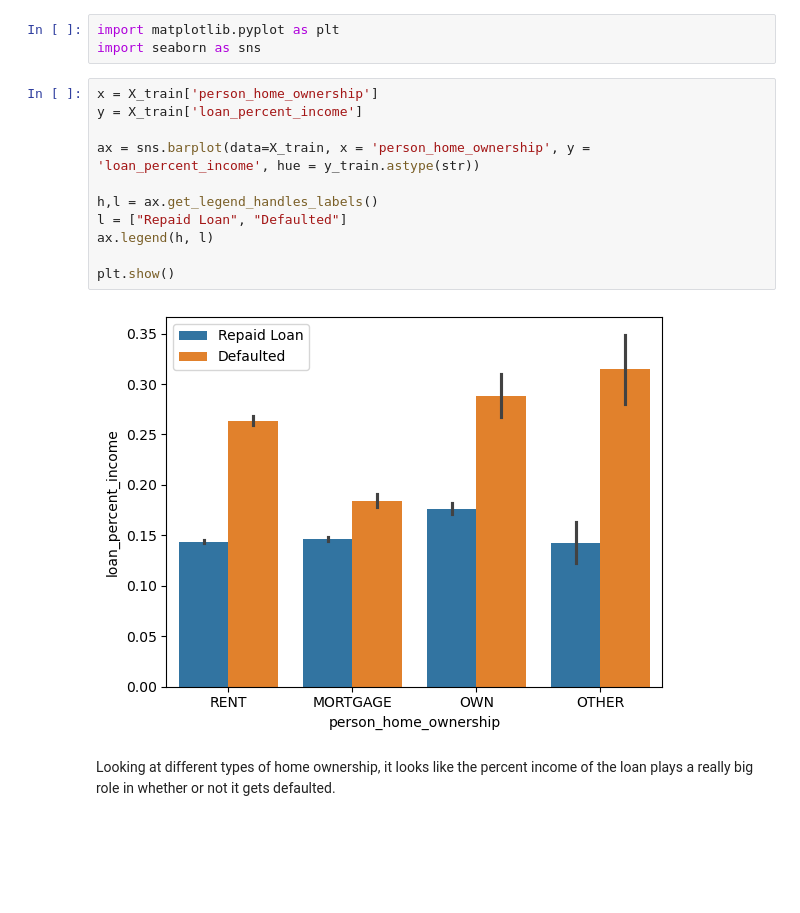
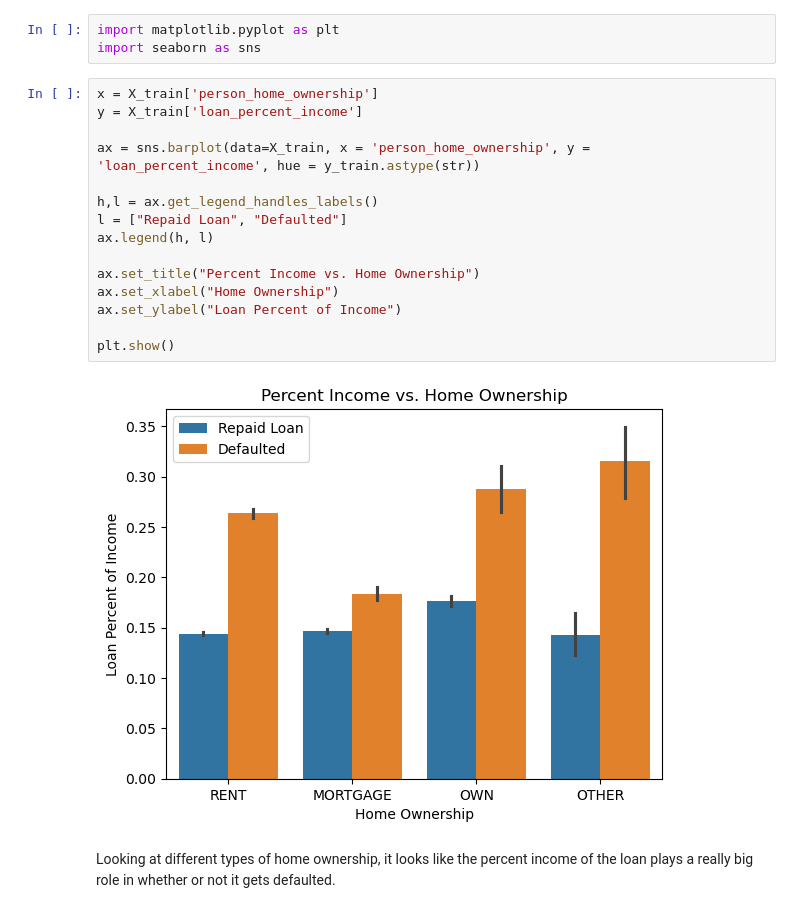
Before and after one commit to ShadowedSpace/ShadowedSpace.github.io, a Jupyter notebook: posts/BP2/BP2.ipynb, the cells around one changed output. Saved outputs shown, nothing was run; the diff lists cells and outputs as text; blank space fills up the shorter version.

```diff
--- a/posts/BP2/BP2.ipynb
+++ b/posts/BP2/BP2.ipynb
@@ -53,16 +54,20 @@ import seaborn as sns
 # %%
 x = X_train['person_home_ownership']
 y = X_train['loan_percent_income']
 
 ax = sns.barplot(data=X_train, x = 'person_home_ownership', y = 'loan_percent_income', hue = y_train.astype(str))
 
 h,l = ax.get_legend_handles_labels()
 l = ["Repaid Loan", "Defaulted"]
 ax.legend(h, l)
 
+ax.set_title("Percent Income vs. Home Ownership")
+ax.set_xlabel("Home Ownership")
+ax.set_ylabel("Loan Percent of Income")
+
 plt.show()
 # %% [output]
-[figure, old version]
+[figure, new version]
 # %% [markdown]
 Looking at different types of home ownership, it looks like the percent income of the loan plays a really big role in whether or not it gets defaulted.
 # %%
```
Also changed, not shown: parts of 7 cells of this notebook, 5 other files.
